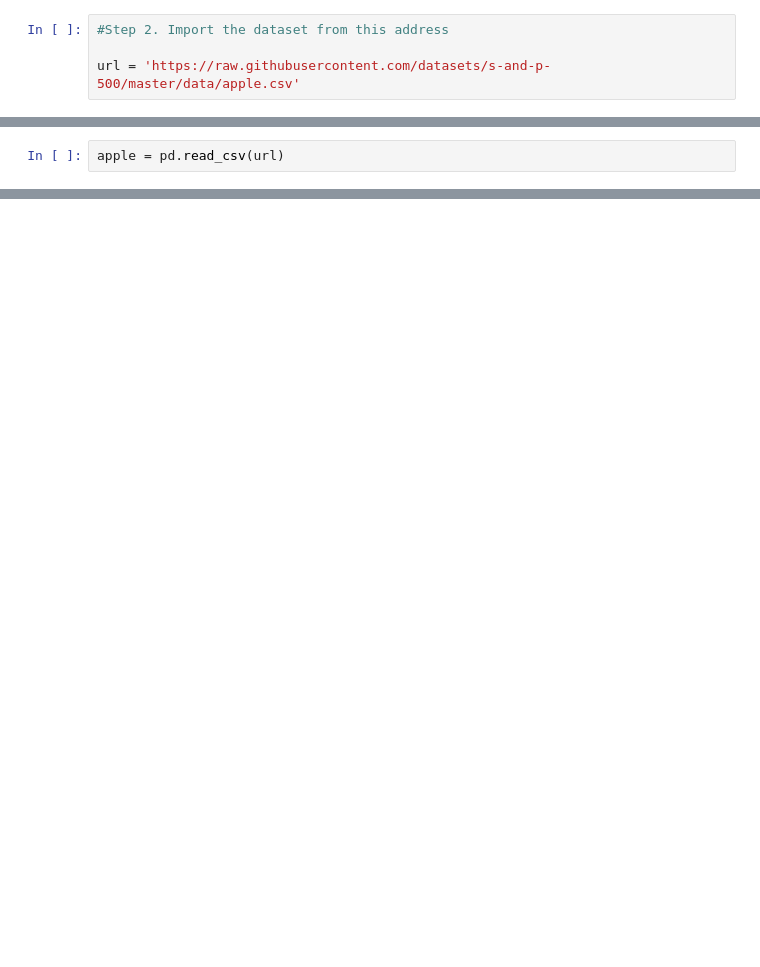
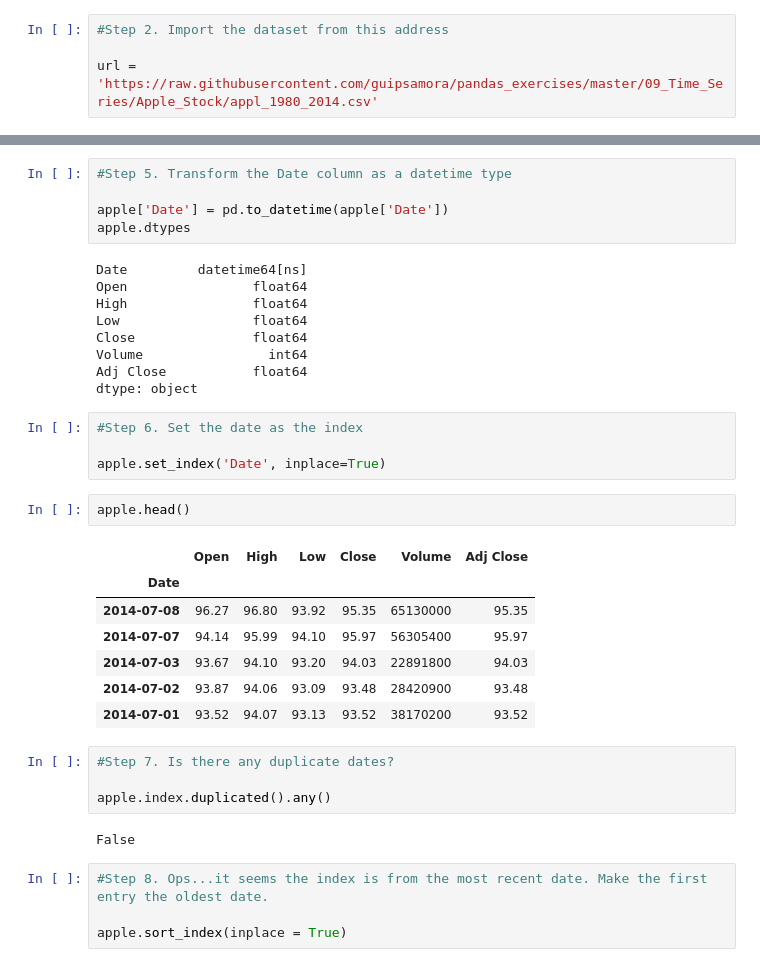
Before and after one commit to puritym8/Python-Data-Analysis, a Jupyter notebook: Pandasweekly_Apple_stock.ipynb, the cells around one changed output, grey strips where cells are left out. Saved outputs shown, nothing was run; the diff lists cells and outputs as text; blank space fills up the shorter version.

```diff
--- a/Pandasweekly_Apple_stock.ipynb
+++ b/Pandasweekly_Apple_stock.ipynb
@@ -8,7 +9,7 @@ import numpy as np
 # %%
 #Step 2. Import the dataset from this address
 
-url = 'https://raw.githubusercontent.com/datasets/s-and-p-500/master/data/apple.csv'
+url = 'https://raw.githubusercontent.com/guipsamora/pandas_exercises/master/09_Time_Series/Apple_Stock/appl_1980_2014.csv'
 # %%
 #Step 3. Assign it to a variable apple
 
@@ -18,2 +24,0 @@ HTTPError: HTTP Error 404: Not Found
-# %%
-apple = pd.read_csv(url)
@@ -21,0 +38,38 @@ HTTPError: HTTP Error 404: Not Found
+# %%
+#Step 5. Transform the Date column as a datetime type
+
+apple['Date'] = pd.to_datetime(apple['Date'])
+apple.dtypes
+# %% [output]
+Date         datetime64[ns]
+Open                float64
+High                float64
+Low                 float64
+Close               float64
+Volume                int64
+Adj Close           float64
+dtype: object
+# %%
+#Step 6. Set the date as the index
+
+apple.set_index('Date', inplace=True)
+# %%
+apple.head()
+# %% [output]
+|  | Open | High | Low | Close | Volume | Adj Close |
+| Date |  |  |  |  |  |  |
+| 2014-07-08 | 96.27 | 96.80 | 93.92 | 95.35 | 65130000 | 95.35 |
+| 2014-07-07 | 94.14 | 95.99 | 94.10 | 95.97 | 56305400 | 95.97 |
+| 2014-07-03 | 93.67 | 94.10 | 93.20 | 94.03 | 22891800 | 94.03 |
+| 2014-07-02 | 93.87 | 94.06 | 93.09 | 93.48 | 28420900 | 93.48 |
+| 2014-07-01 | 93.52 | 94.07 | 93.13 | 93.52 | 38170200 | 93.52 |
+# %%
+#Step 7. Is there any duplicate dates?
+
+apple.index.duplicated().any()
+# %% [output]
+False
+# %%
+#Step 8. Ops...it seems the index is from the most recent date. Make the first entry the oldest date.
+
+apple.sort_index(inplace = True)
```
Also changed, not shown: parts of 10 cells of this notebook.
